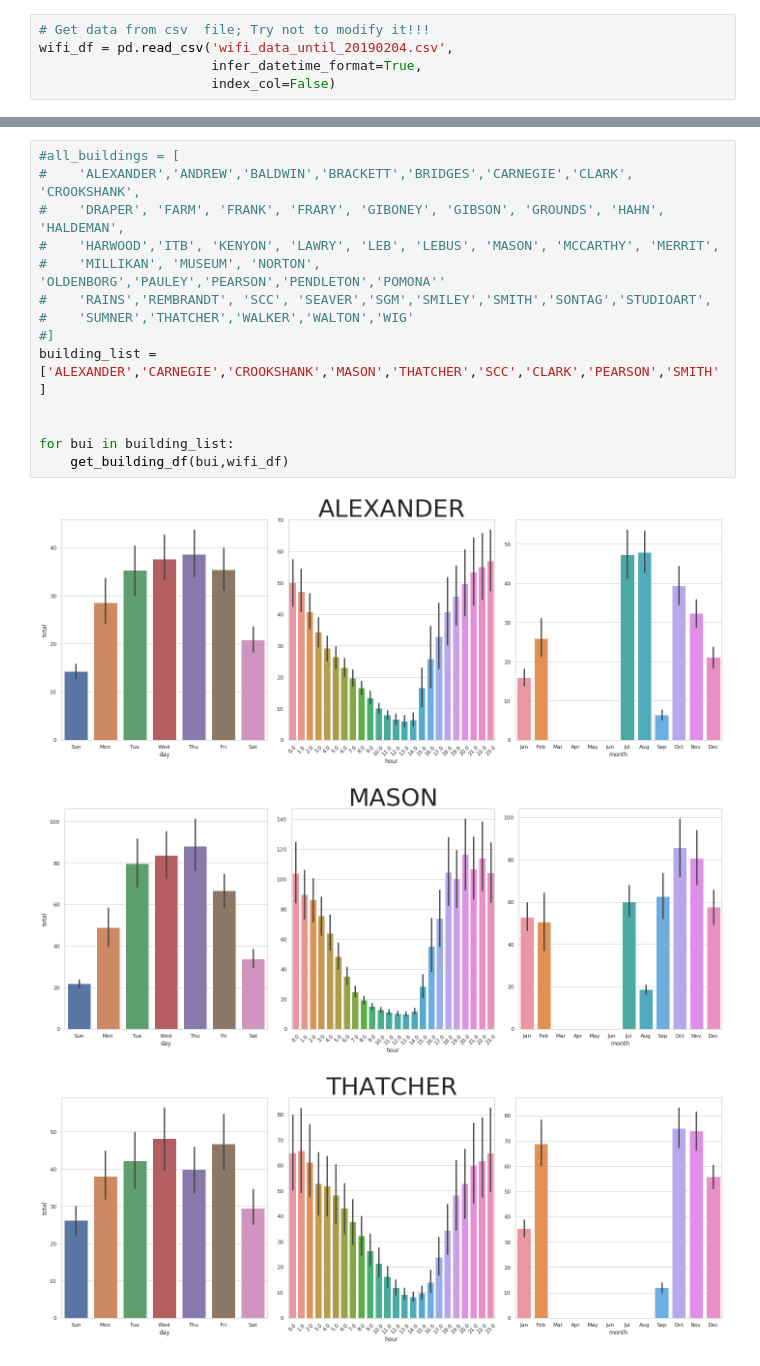
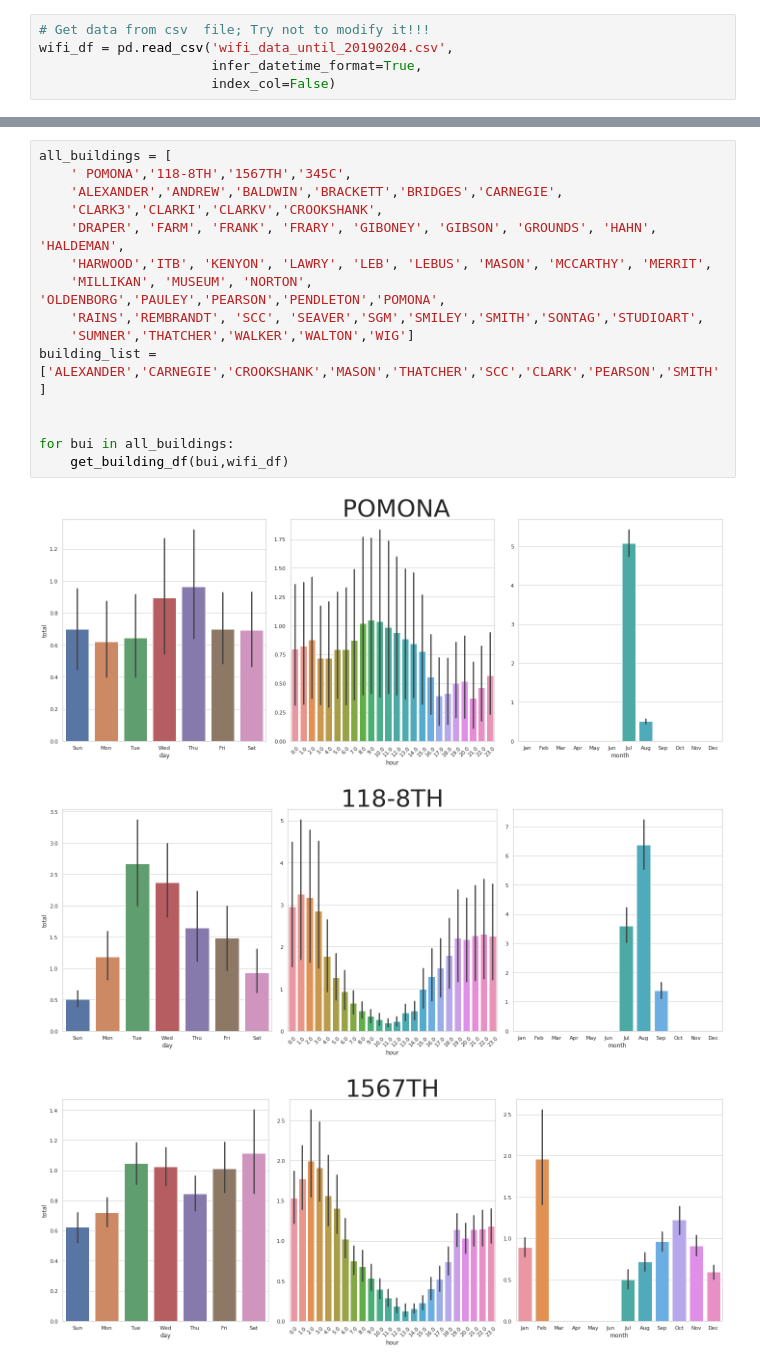
Before and after one commit to lux12337/wifi_occupancy, a Jupyter notebook: analytics-apps/average-plots.ipynb, the cells around one changed output, grey strips where cells are left out. Saved outputs shown, nothing was run; the diff lists cells and outputs as text.

```diff
--- a/analytics-apps/average-plots.ipynb
+++ b/analytics-apps/average-plots.ipynb
@@ -103,18 +83,19 @@ sorted(list(wifi_df.columns))
 # %%
-#all_buildings = [
-#    'ALEXANDER','ANDREW','BALDWIN','BRACKETT','BRIDGES','CARNEGIE','CLARK', 'CROOKSHANK',
-#    'DRAPER', 'FARM', 'FRANK', 'FRARY', 'GIBONEY', 'GIBSON', 'GROUNDS', 'HAHN', 'HALDEMAN',
-#    'HARWOOD','ITB', 'KENYON', 'LAWRY', 'LEB', 'LEBUS', 'MASON', 'MCCARTHY', 'MERRIT',
-#    'MILLIKAN', 'MUSEUM', 'NORTON', 'OLDENBORG','PAULEY','PEARSON','PENDLETON','POMONA''
-#    'RAINS','REMBRANDT', 'SCC', 'SEAVER','SGM','SMILEY','SMITH','SONTAG','STUDIOART',
-#    'SUMNER','THATCHER','WALKER','WALTON','WIG'
-#]
+all_buildings = [
+    ' POMONA','118-8TH','1567TH','345C',
+    'ALEXANDER','ANDREW','BALDWIN','BRACKETT','BRIDGES','CARNEGIE',
+    'CLARK3','CLARKI','CLARKV','CROOKSHANK',
+    'DRAPER', 'FARM', 'FRANK', 'FRARY', 'GIBONEY', 'GIBSON', 'GROUNDS', 'HAHN', 'HALDEMAN',
+    'HARWOOD','ITB', 'KENYON', 'LAWRY', 'LEB', 'LEBUS', 'MASON', 'MCCARTHY', 'MERRIT',
+    'MILLIKAN', 'MUSEUM', 'NORTON', 'OLDENBORG','PAULEY','PEARSON','PENDLETON','POMONA',
+    'RAINS','REMBRANDT', 'SCC', 'SEAVER','SGM','SMILEY','SMITH','SONTAG','STUDIOART',
+    'SUMNER','THATCHER','WALKER','WALTON','WIG']
 building_list = ['ALEXANDER','CARNEGIE','CROOKSHANK','MASON','THATCHER','SCC','CLARK','PEARSON','SMITH']
 
 
-for bui in building_list:
+for bui in all_buildings:
     get_building_df(bui,wifi_df)
 # %% [output]
-[figure, old version]
+[figure, new version]
-[figure, old version]
+[figure, new version]
-[figure, old version]
+[figure, new version]
```
Also changed, not shown: parts of 9 cells of this notebook.
